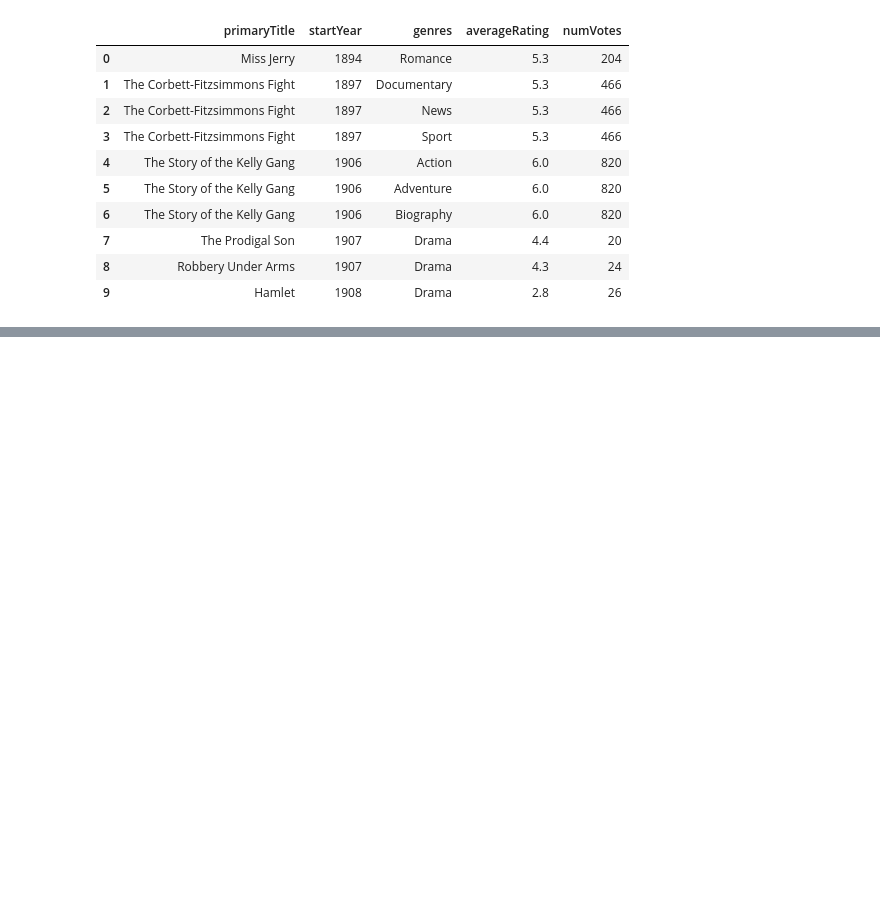
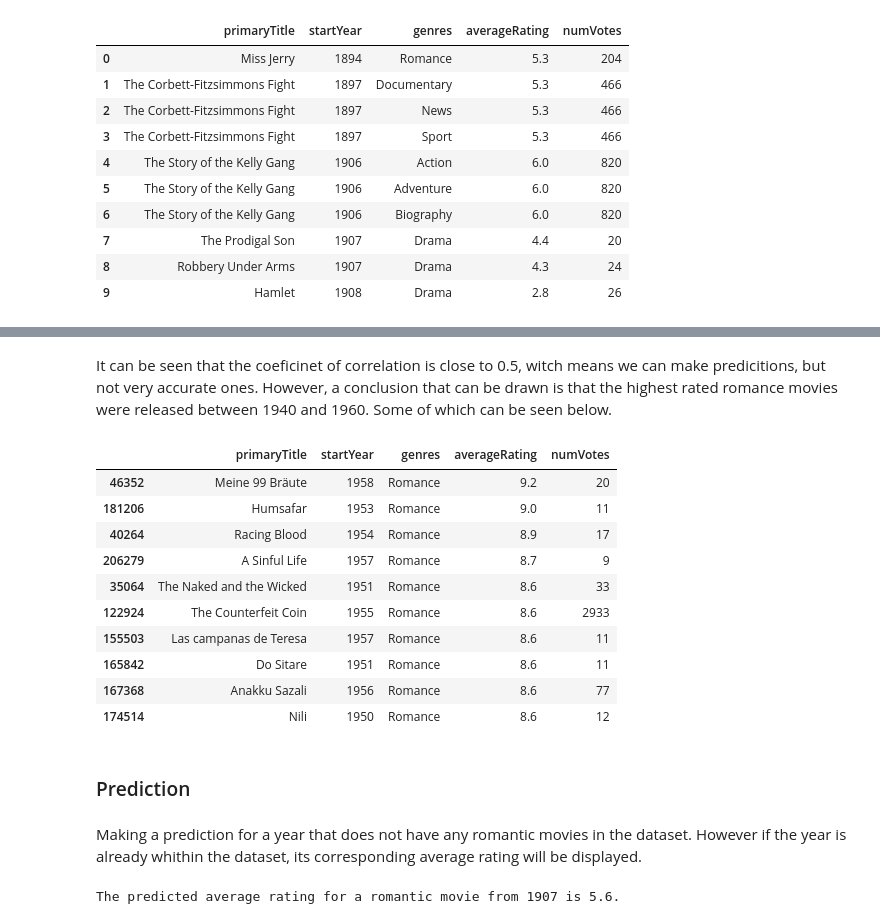
Before and after one commit to IuliaBunescu/machine-learning-small-projects, a Jupyter notebook: notebooks/movie_trends.ipynb, the cells around one changed output, grey strips where cells are left out. Saved outputs shown, nothing was run; the diff lists cells and outputs as text; code cells hidden in the pictures; blank space fills up the shorter version.

```diff
--- a/notebooks/movie_trends.ipynb
+++ b/notebooks/movie_trends.ipynb
@@ -38,0 +82,31 @@ display(movie_data_single_genre.head(10))
+# %% [markdown]
+It can be seen that the coeficinet of correlation is close to 0.5, witch means we can make predicitions, but not very accurate ones. However, a conclusion that can be drawn is that the highest rated romance movies were released between 1940 and 1960. Some of which can be seen below.
+# %%
+display(romance.loc[(romance['startYear'] > 1940) & (romance['startYear']<1960)].nlargest(10, 'averageRating'))
+# %% [output]
+|  | primaryTitle | startYear | genres | averageRating | numVotes |
+| 46352 | Meine 99 Bräute | 1958 | Romance | 9.2 | 20 |
+| 181206 | Humsafar | 1953 | Romance | 9.0 | 11 |
+| 40264 | Racing Blood | 1954 | Romance | 8.9 | 17 |
+| 206279 | A Sinful Life | 1957 | Romance | 8.7 | 9 |
+| 35064 | The Naked and the Wicked | 1951 | Romance | 8.6 | 33 |
+| 122924 | The Counterfeit Coin | 1955 | Romance | 8.6 | 2933 |
+| 155503 | Las campanas de Teresa | 1957 | Romance | 8.6 | 11 |
+| 165842 | Do Sitare | 1951 | Romance | 8.6 | 11 |
+| 167368 | Anakku Sazali | 1956 | Romance | 8.6 | 77 |
+| 174514 | Nili | 1950 | Romance | 8.6 | 12 |
+# %% [markdown]
+### Prediction
+# %% [markdown]
+Making a prediction for a year that does not have any romantic movies in the dataset. However if the year is already whithin the dataset, its corresponding average rating will be displayed.
+# %%
+year = 1907
+
+if year in set(romance['startYear']):
+    prediction = round(rating[year])
+    print('The calculated average rating for a romantic movie from {} is {}.'.format(year, prediction))
+else:
+    prediction = round(mymodel(year), 1)
+    print('The predicted average rating for a romantic movie from {} is {}.'.format(year, prediction))
+# %% [output]
+The predicted average rating for a romantic movie from 1907 is 5.6.
```
Also changed, not shown: parts of 8 cells of this notebook.
